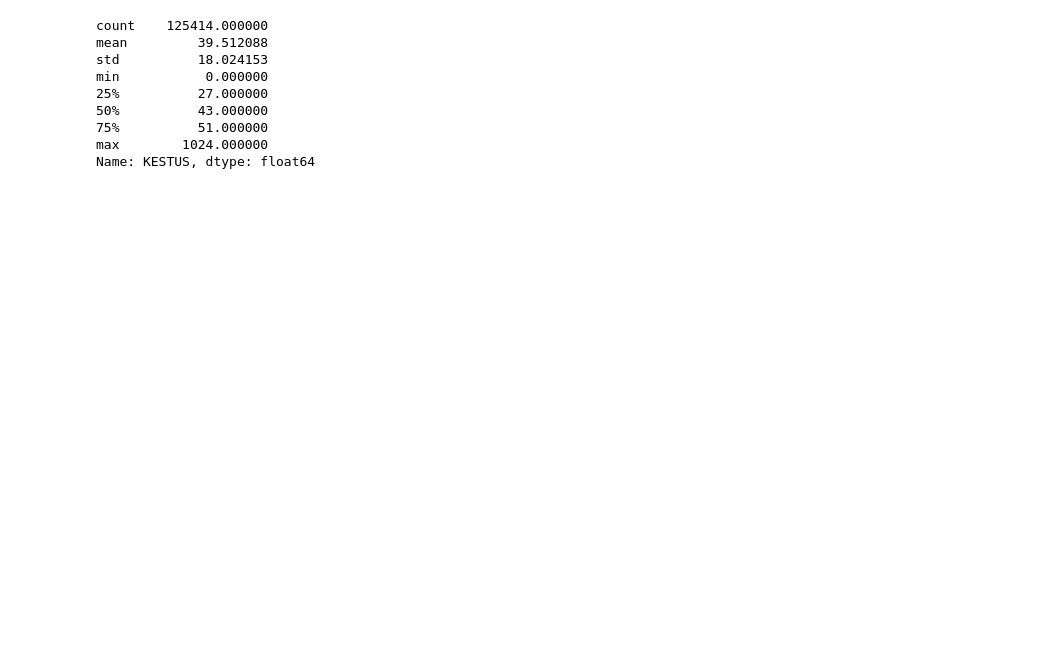
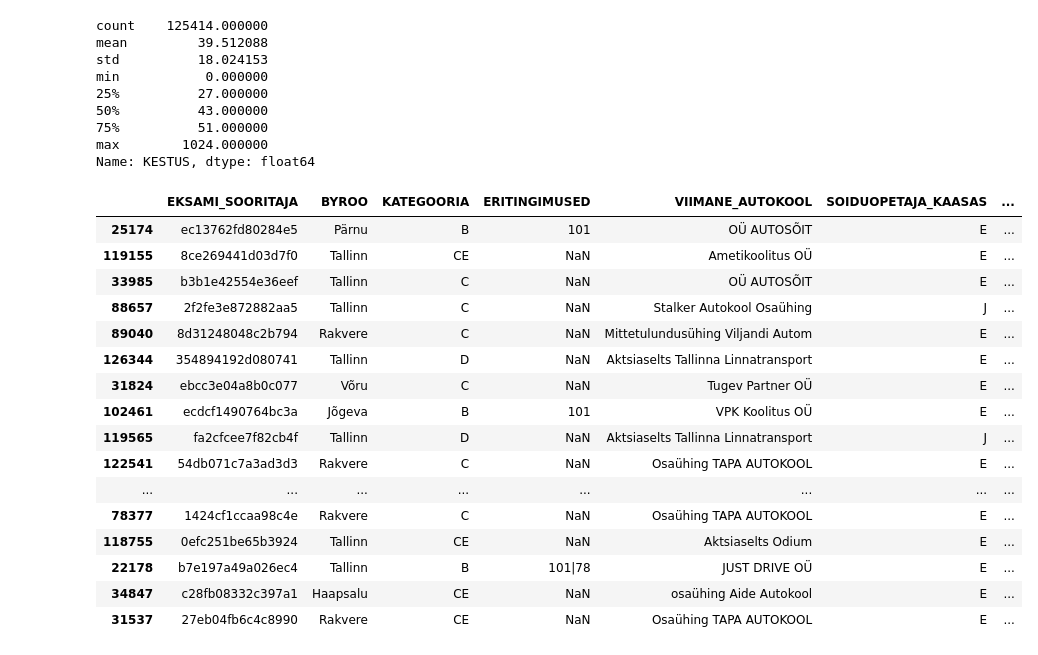
Before and after one commit to vanessaphtn/DS_project, a Jupyter notebook: H6project.ipynb, the cells around one changed output. Cells and saved outputs as stored; diff of their text form; code cells hidden in the pictures; blank space fills up the shorter version.

Commit message:
exploring and correcting data

```diff
--- a/H6project.ipynb
+++ b/H6project.ipynb
@@ -180,3 +181,23 @@ min           0.000000
 75%          51.000000
 max        1024.000000
 Name: KESTUS, dtype: float64
+# %%
+combined_data[combined_data['KESTUS']>200].sort_values(by='KESTUS', ascending=False)
+# %% [output]
+|  | EKSAMI_SOORITAJA | BYROO | KATEGOORIA | ERITINGIMUSED | VIIMANE_AUTOKOOL | SOIDUOPETAJA_KAASAS | ... |
+| 25174 | ec13762fd80284e5 | Pärnu | B | 101 | OÜ AUTOSÕIT | E | ... |
+| 119155 | 8ce269441d03d7f0 | Tallinn | CE | NaN | Ametikoolitus OÜ | E | ... |
+| 33985 | b3b1e42554e36eef | Tallinn | C | NaN | OÜ AUTOSÕIT | E | ... |
+| 88657 | 2f2fe3e872882aa5 | Tallinn | C | NaN | Stalker Autokool Osaühing | J | ... |
+| 89040 | 8d31248048c2b794 | Rakvere | C | NaN | Mittetulundusühing Viljandi Autom | E | ... |
+| 126344 | 354894192d080741 | Tallinn | D | NaN | Aktsiaselts Tallinna Linnatransport | E | ... |
+| 31824 | ebcc3e04a8b0c077 | Võru | C | NaN | Tugev Partner OÜ | E | ... |
+| 102461 | ecdcf1490764bc3a | Jõgeva | B | 101 | VPK Koolitus OÜ | E | ... |
+| 119565 | fa2cfcee7f82cb4f | Tallinn | D | NaN | Aktsiaselts Tallinna Linnatransport | J | ... |
+| 122541 | 54db071c7a3ad3d3 | Rakvere | C | NaN | Osaühing TAPA AUTOKOOL | E | ... |
+| ... | ... | ... | ... | ... | ... | ... | ... |
+| 78377 | 1424cf1ccaa98c4e | Rakvere | C | NaN | Osaühing TAPA AUTOKOOL | E | ... |
+| 118755 | 0efc251be65b3924 | Tallinn | CE | NaN | Aktsiaselts Odium | E | ... |
+| 22178 | b7e197a49a026ec4 | Tallinn | B | 101|78 | JUST DRIVE OÜ | E | ... |
+| 34847 | c28fb08332c397a1 | Haapsalu | CE | NaN | osaühing Aide Autokool | E | ... |
+| 31537 | 27eb04fb6c4c8990 | Rakvere | CE | NaN | Osaühing TAPA AUTOKOOL | E | ... |
```
Also changed, not shown: parts of 41 cells of this notebook.
